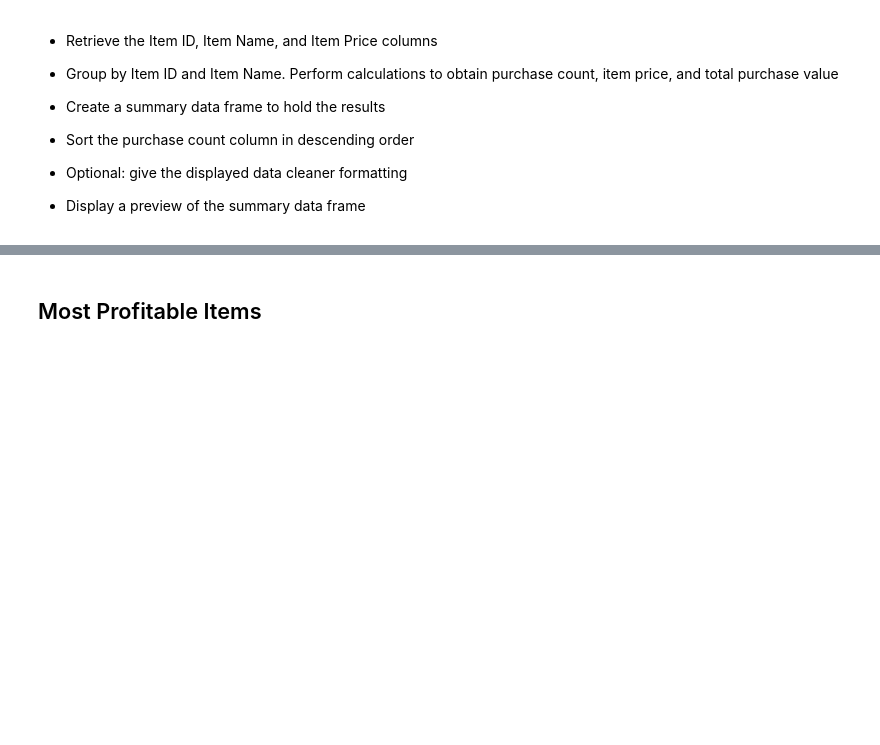
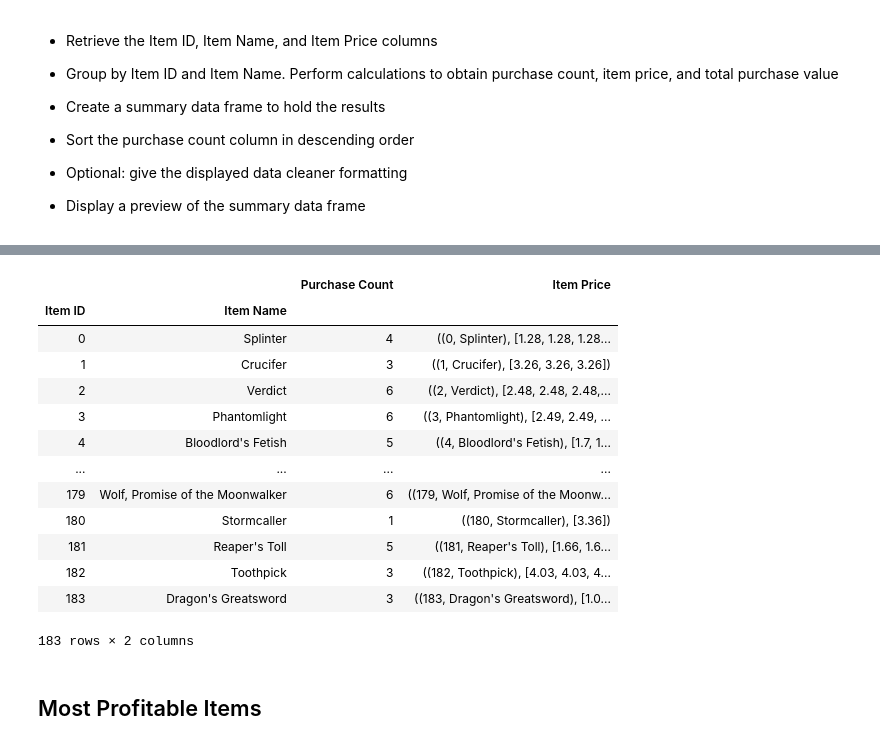
Before and after one commit to asianhenry/pandas-challenge, a Jupyter notebook: HeroesOfPymoli/HeroesOfPymoli.ipynb, the cells around one changed output, grey strips where cells are left out. Drawn from its saved outputs; the diff is of its cells as text; code cells hidden in the pictures; blank space fills up the shorter version.

```diff
--- a/HeroesOfPymoli/HeroesOfPymoli_starter.ipynb
+++ b/HeroesOfPymoli/HeroesOfPymoli.ipynb
@@ -300,3 +341,28 @@ purchasecount_sort_df.head()
+# %%
+#grab only these columns from the original df
+question = purchase_data[["Item ID","Item Name","Price"]]
+#group by item id and name
+question1= purchase_data.groupby(["Item ID","Item Name"])
+#create new df, index = "item id" and "item name", inital column will be purchase counts
+df = pd.DataFrame(question1["Item ID"].count())
+df["Item Price"] = question1["Price"]
+df=df.rename(columns = {"Item ID": "Purchase Count"})
+df
+# %% [output]
+|  |  | Purchase Count | Item Price |
+| Item ID | Item Name |  |  |
+| 0 | Splinter | 4 | ((0, Splinter), [1.28, 1.28, 1.28... |
+| 1 | Crucifer | 3 | ((1, Crucifer), [3.26, 3.26, 3.26]) |
+| 2 | Verdict | 6 | ((2, Verdict), [2.48, 2.48, 2.48,... |
+| 3 | Phantomlight | 6 | ((3, Phantomlight), [2.49, 2.49, ... |
+| 4 | Bloodlord's Fetish | 5 | ((4, Bloodlord's Fetish), [1.7, 1... |
+| ... | ... | ... | ... |
+| 179 | Wolf, Promise of the Moonwalker | 6 | ((179, Wolf, Promise of the Moonw... |
+| 180 | Stormcaller | 1 | ((180, Stormcaller), [3.36]) |
+| 181 | Reaper's Toll | 5 | ((181, Reaper's Toll), [1.66, 1.6... |
+| 182 | Toothpick | 3 | ((182, Toothpick), [4.03, 4.03, 4... |
+| 183 | Dragon's Greatsword | 3 | ((183, Dragon's Greatsword), [1.0... |
+183 rows × 2 columns
 # %% [markdown]
 ## Most Profitable Items
 # %% [markdown]
```
Also changed, not shown: parts of 8 cells of this notebook.
